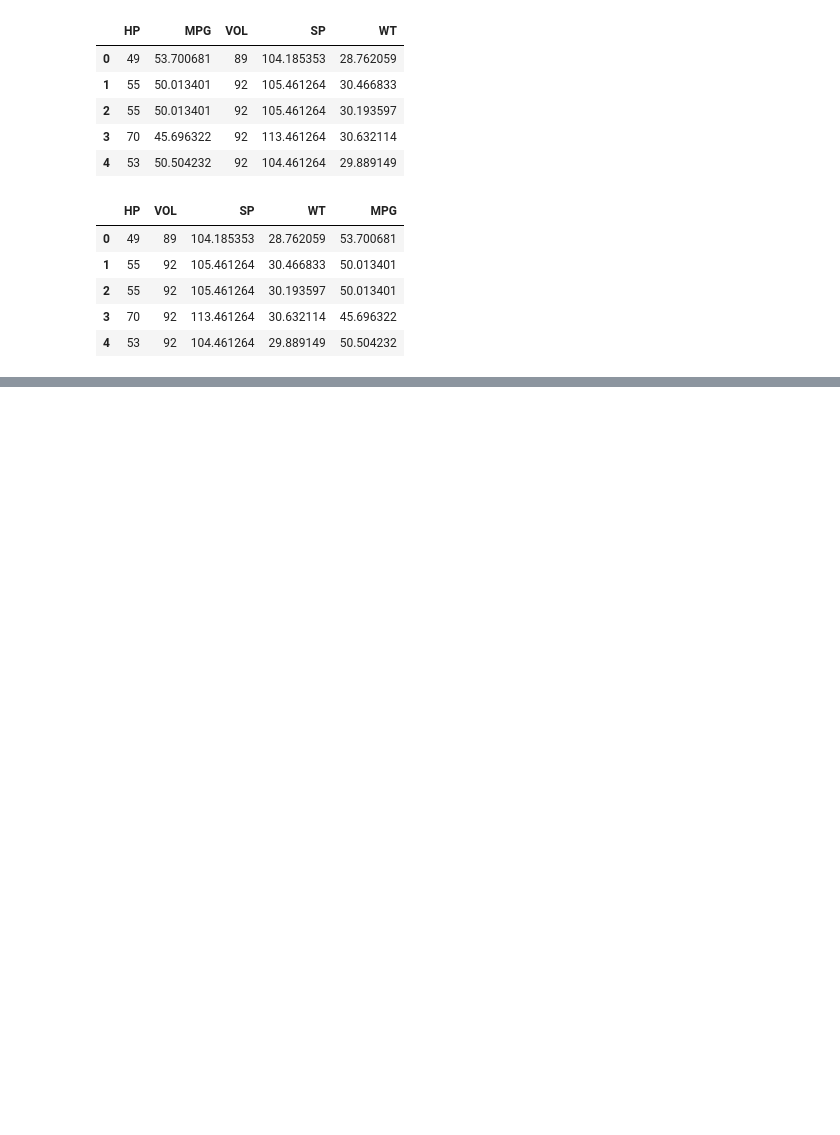
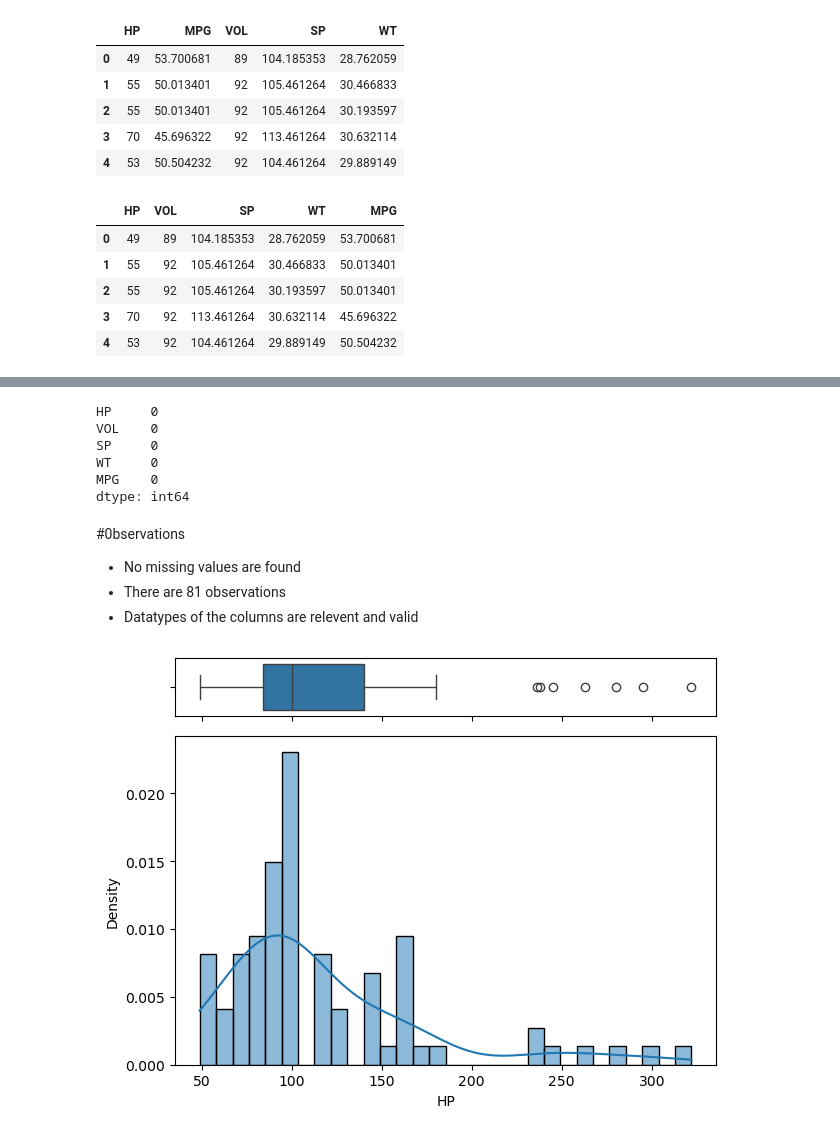
Before and after one commit to Anil0037/Anil0037, a Jupyter notebook: multilinear regreesion.ipynb, the cells around one changed output, grey strips where cells are left out. Saved outputs shown, nothing was run; the diff lists cells and outputs as text; code cells hidden in the pictures; blank space fills up the shorter version.

```diff
--- a/multilinear regreesion.ipynb
+++ b/multilinear regreesion.ipynb
@@ -32,0 +48,24 @@ cars.head()
+# %%
+cars.isna().sum()
+# %% [output]
+HP     0
+VOL    0
+SP     0
+WT     0
+MPG    0
+dtype: int64
+# %% [markdown]
+#0bservations
+- No missing values are found
+- There are 81 observations
+- Datatypes of the columns are relevent and valid
+# %%
+fig, (ax_box, ax_hist) = plt.subplots(2, sharex=True, gridspec_kw={'height_ratios': (.15, .85)})
+sns.boxplot(data=cars, x='HP', ax=ax_box, orient='h')
+ax_box.set(xlabel='')
+sns.histplot(data=cars, x='HP', ax=ax_hist, bins=30, kde=True, stat='density')
+ax_hist.set(ylabel='Density')
+plt.tight_layout()
+plt.show()
+# %% [output]
+[figure, added]
```
Also changed, not shown: parts of 50 cells of this notebook.
